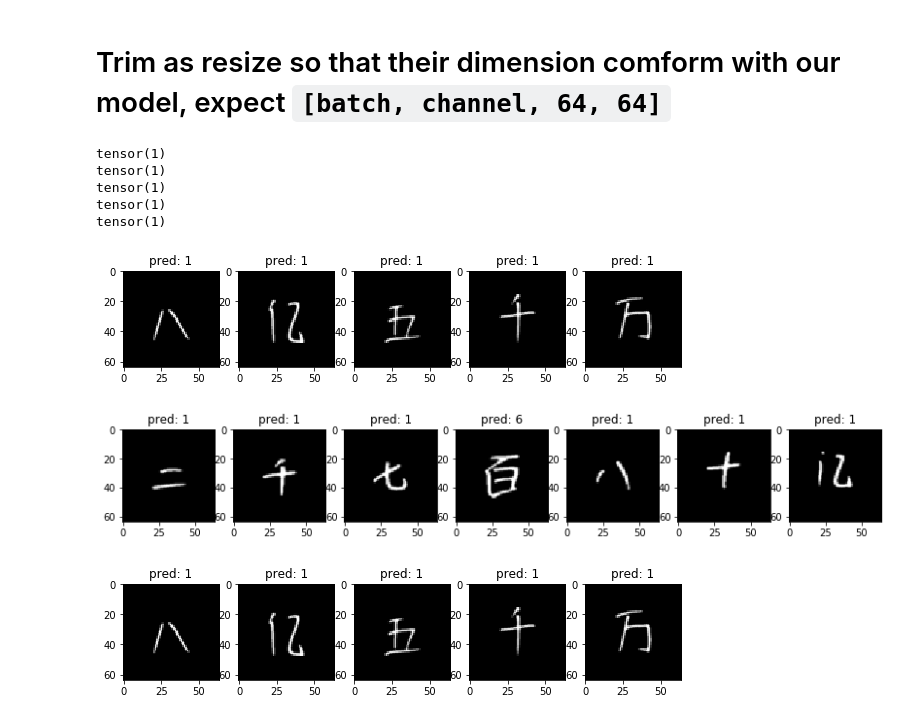
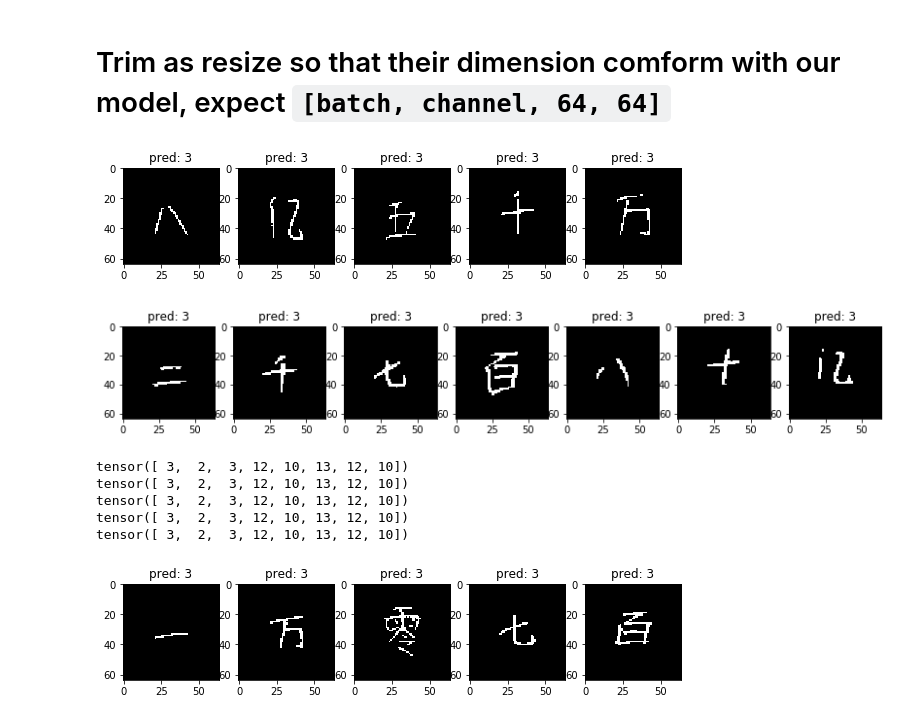
Before and after one commit to CChenLi/integer_convert, a Jupyter notebook: dataset.ipynb, the cells around one changed output. Saved outputs shown, nothing was run; the diff lists cells and outputs as text; code cells hidden in the pictures.

Commit message:
tune model

```diff
--- a/dataset.ipynb
+++ b/dataset.ipynb
@@ -171,16 +170,10 @@ for i, cut in enumerate(cuts):
     trans = transforms.ToTensor()
     new_tensor = torch.unsqueeze(trans(new_img), 0)
     pred = model(new_tensor).argmax()
-    print(pred)
     plt.imshow(new_img, cmap="gray")
     plt.title(f"pred: {pred}")
 # %% [output]
-tensor(1)
-tensor(1)
-tensor(1)
-tensor(1)
-tensor(1)
-[figure, old version]
+[figure, new version]
 # %%
 example_slice = pic_tensor[slices[1][0] : slices[1][1], : ]
 cuts = HelperFunc.get_characters(example_slice)
@@ -203,26 +196,32 @@ for i, cut in enumerate(cuts):
 # %% [output]
 [figure]
 # %%
-example_slice = pic_tensor[slices[0][0] : slices[0][1], : ]
+example_slice = pic_tensor[slices[2][0] : slices[2][1], : ]
 cuts = HelperFunc.get_characters(example_slice)
 fig = plt.figure(figsize=[2 * len(cuts), 2])
 for i, cut in enumerate(cuts):
     fig.add_subplot(1, len(cuts), i+1)
     start_index, end_index = cut
     buff = int(0.2 * (end_index - start_index))
     short_pic_tensor = example_slice[: ,start_index-buff : end_index + buff]
     # Trim the data
     img = transforms.ToPILImage(mode='L')(short_pic_tensor)
     p = transforms.Compose([transforms.Scale((32,32))])
     new_img = ImageOps.expand(p(img),border=(16),fill='black')
     # Prediction
     trans = transforms.ToTensor()
     new_tensor = torch.unsqueeze(trans(new_img), 0)
     pred = model(new_tensor).argmax()
+    print(model(torch.unsqueeze(batch[0], 1)).argmax(dim=1))
     plt.imshow(new_img, cmap="gray")
     plt.title(f"pred: {pred}")
 # %% [output]
+tensor([ 3,  2,  3, 12, 10, 13, 12, 10])
+tensor([ 3,  2,  3, 12, 10, 13, 12, 10])
+tensor([ 3,  2,  3, 12, 10, 13, 12, 10])
+tensor([ 3,  2,  3, 12, 10, 13, 12, 10])
+tensor([ 3,  2,  3, 12, 10, 13, 12, 10])
-[figure, old version]
+[figure, new version]
 # %%
 preds = model(torch.unsqueeze(batch[0], 1))
 # %%
```
Also changed, not shown: parts of 8 cells of this notebook, 1 other file.
